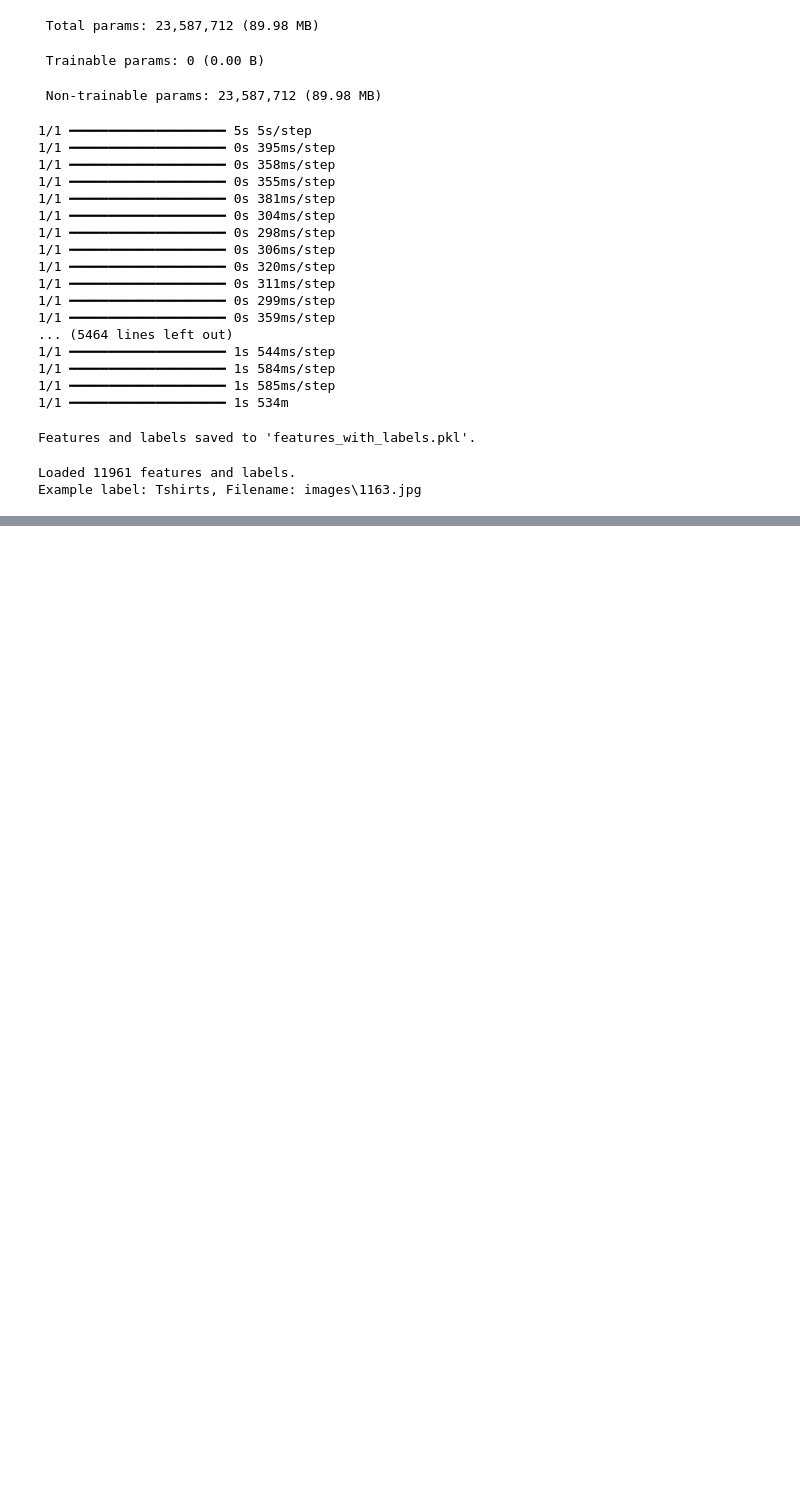
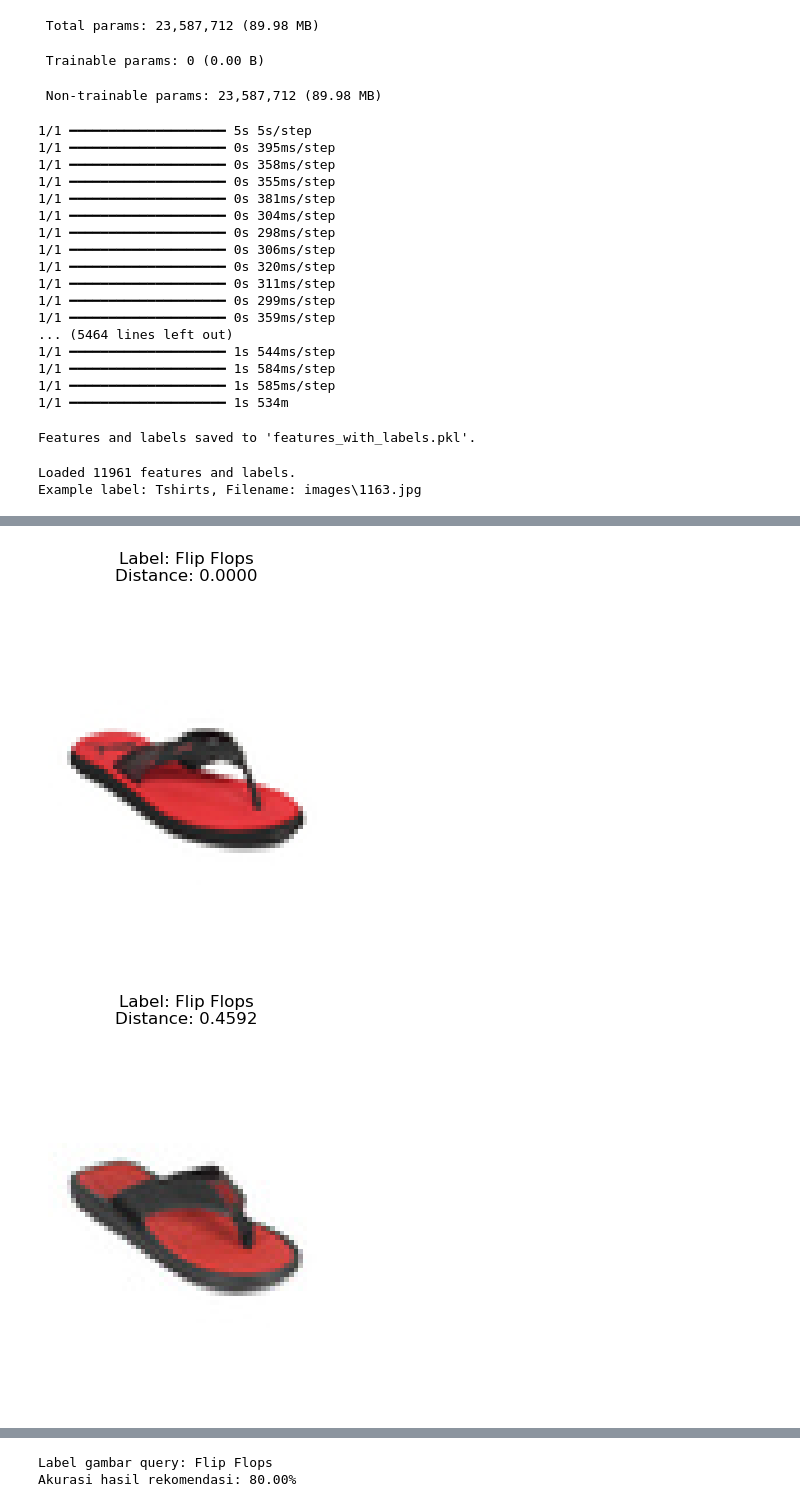
Before and after one commit to Sherlyamelia/search-engine, a Jupyter notebook: fashion recomendation/model.ipynb, the cells around one changed output, grey strips where cells are left out. Cells and saved outputs as stored; diff of their text form; code cells hidden in the pictures; blank space fills up the shorter version.

Commit message:
menambahkan akurasi

```diff
--- a/fashion recomendation/model.ipynb
+++ b/fashion recomendation/model.ipynb
@@ -128,6 +128,6 @@ Loaded 11961 features and labels.
 Example label: Tshirts, Filename: images\1163.jpg
 # %%
 # Model KNN untuk rekomendasi
-neighbors = NearestNeighbors(n_neighbors=5, metric='cosine', algorithm='brute')
+neighbors = NearestNeighbors(n_neighbors=5, metric='euclidean', algorithm='brute')
 neighbors.fit(loaded_features)
 # %% [output]
@@ -159,3 +159,43 @@ Gambar serupa ditemukan:
 [figure]
 [figure]
 [figure]
+# %%
+from sklearn.metrics import accuracy_score
+
+def find_similar_images_with_similarity_score(image_path, model, neighbors, loaded_features, loaded_filenames, loaded_labels):
+    # Ekstraksi fitur dari gambar query
+    query_features = extract_features_from_images(image_path, model)
+
+    # Dapatkan indeks dan jarak gambar serupa
+    distances, indices = neighbors.kneighbors([query_features])
+
+    # Label gambar query
+    query_label = loaded_labels[loaded_filenames.index(image_path)]
+
+    # Inisialisasi untuk menyimpan label gambar hasil rekomendasi
+    recommended_labels = []
+
+    print("Gambar serupa ditemukan:")
+    for dist, i in zip(distances[0], indices[0]):
+        # Menampilkan gambar
+        img_path = loaded_filenames[i]
+        img = image.load_img(img_path)
+        plt.imshow(img)
+        plt.title(f"Label: {loaded_labels[i]}\nDistance: {dist:.4f}")
+        plt.axis('off')
+        plt.show()
+
+        # Tambahkan label ke daftar
+        recommended_labels.append(loaded_labels[i])
+
+    # Hitung akurasi
+    matching_labels = sum(1 for label in recommended_labels if label == query_label)
+    accuracy = (matching_labels / len(recommended_labels)) * 100
+
+    print(f"Label gambar query: {query_label}")
+    print(f"Akurasi hasil rekomendasi: {accuracy:.2f}%")
+
+# Coba dengan gambar baru
+test_image_path = 'images\\2250.jpg'
+find_similar_images_with_similarity_score(test_image_path, model, neighbors, loaded_features, loaded_filenames, loaded_labels)
+# %% [output]
@@ -161,0 +204,2 @@ Gambar serupa ditemukan:
+[figure, added]
+[figure, added]
@@ -161,0 +209,2 @@ Gambar serupa ditemukan:
+Label gambar query: Flip Flops
+Akurasi hasil rekomendasi: 80.00%
```
Also changed, not shown: parts of 4 cells of this notebook.
